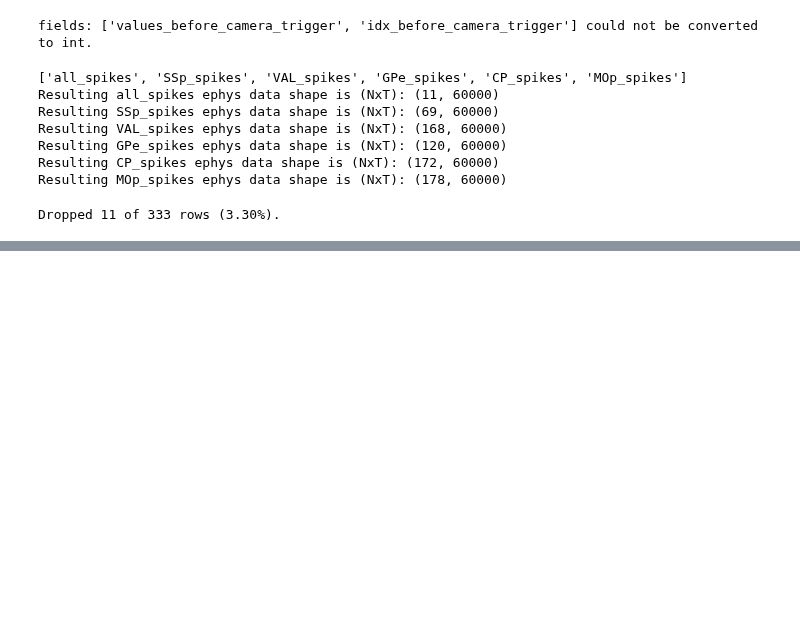
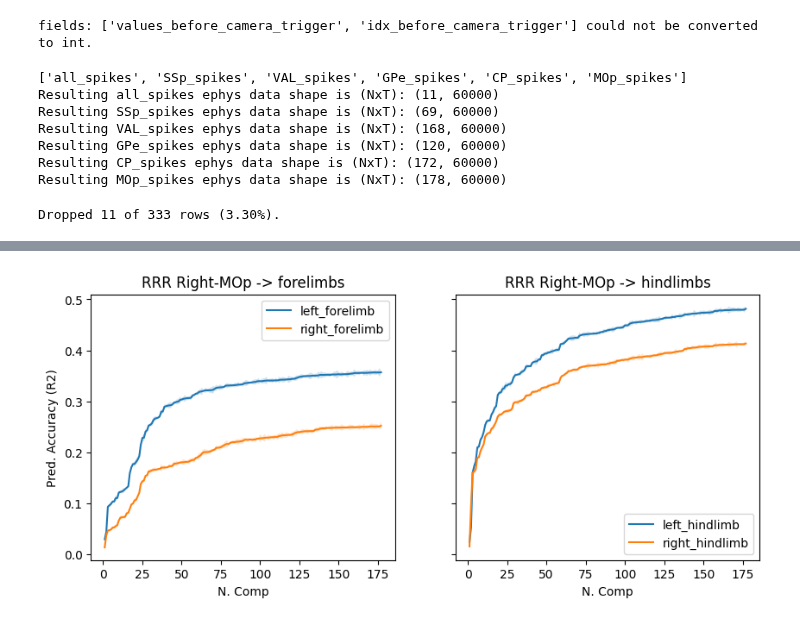
Before and after one commit to martinesparza/earthquake-analysis, a Jupyter notebook: notebooks/pipelines/integration.ipynb, the cells around one changed output, grey strips where cells are left out. Saved outputs shown, nothing was run; the diff lists cells and outputs as text; code cells hidden in the pictures; blank space fills up the shorter version.

```diff
--- a/notebooks/pipelines/integration.ipynb
+++ b/notebooks/pipelines/integration.ipynb
@@ -180,0 +263,10 @@ plt.show()
+# %%
+cv_comps_mop = {}
+for body_part in ["left_forelimb", "left_hindlimb", "right_forelimb", "right_hindlimb"]:
+    df__ = dt.add_bhv(df, bhv_fields=bhv_combinations[body_part])
+    perturb_td = pyal.restrict_to_interval(df__, 'idx_sol_on', rel_start = -100, rel_end= 150)
+
+    X = np.concatenate(perturb_td.MOp_rates_pca.values)
+    y = np.concatenate(perturb_td.bhv.values)
+
+    comp_list, cv_comps_mop[body_part]= get_cv_scoress_all_components(X, y, step=1)
@@ -180,0 +278,21 @@ plt.show()
+# %%
+fig, ax = plt.subplots(1, 2, figsize=(10, 4), sharex='all', sharey='all')
+vizutils.shaded_errorbar(ax[0], comp_list, cv_comps_mop["left_forelimb"], label='left_forelimb')
+vizutils.shaded_errorbar(ax[0], comp_list, cv_comps_mop["right_forelimb"], label='right_forelimb')
+
+vizutils.shaded_errorbar(ax[1], comp_list, cv_comps_mop["left_hindlimb"], label='left_hindlimb')
+vizutils.shaded_errorbar(ax[1], comp_list, cv_comps_mop["right_hindlimb"], label='right_hindlimb')
+
+ax[0].set_title('RRR Right-MOp -> forelimbs')
+ax[0].legend()
+ax[1].set_title('RRR Right-MOp -> hindlimbs')
+ax[1].legend()
+ax[0].set_ylabel('Pred. Accuracy (R2)')
+ax[0].set_xlabel('N. Comp')
+ax[1].set_xlabel('N. Comp')
+# ax[1].set_xlim(0, 20)
+
+
+plt.show()
+# %% [output]
+[figure, added]
```
Also changed, not shown: parts of 27 cells of this notebook, 1 other file.
